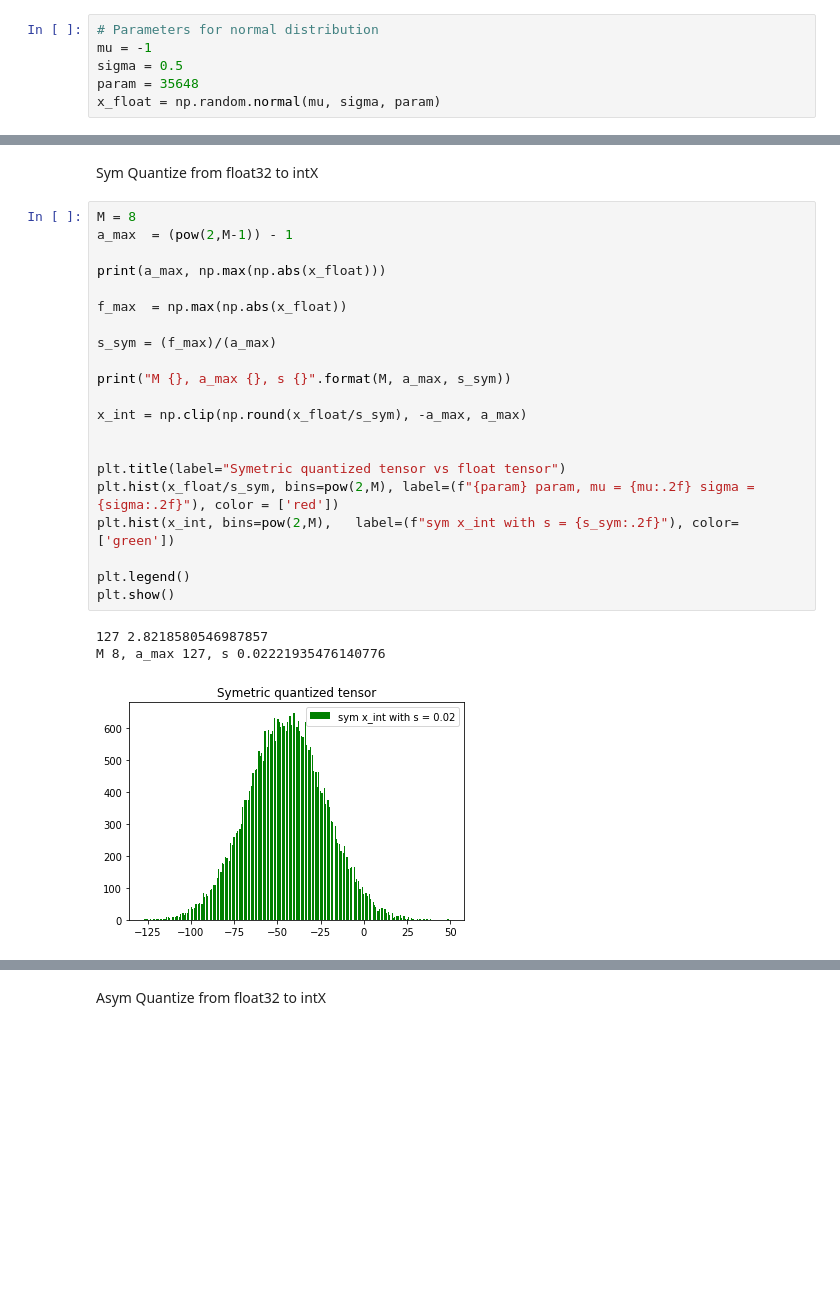
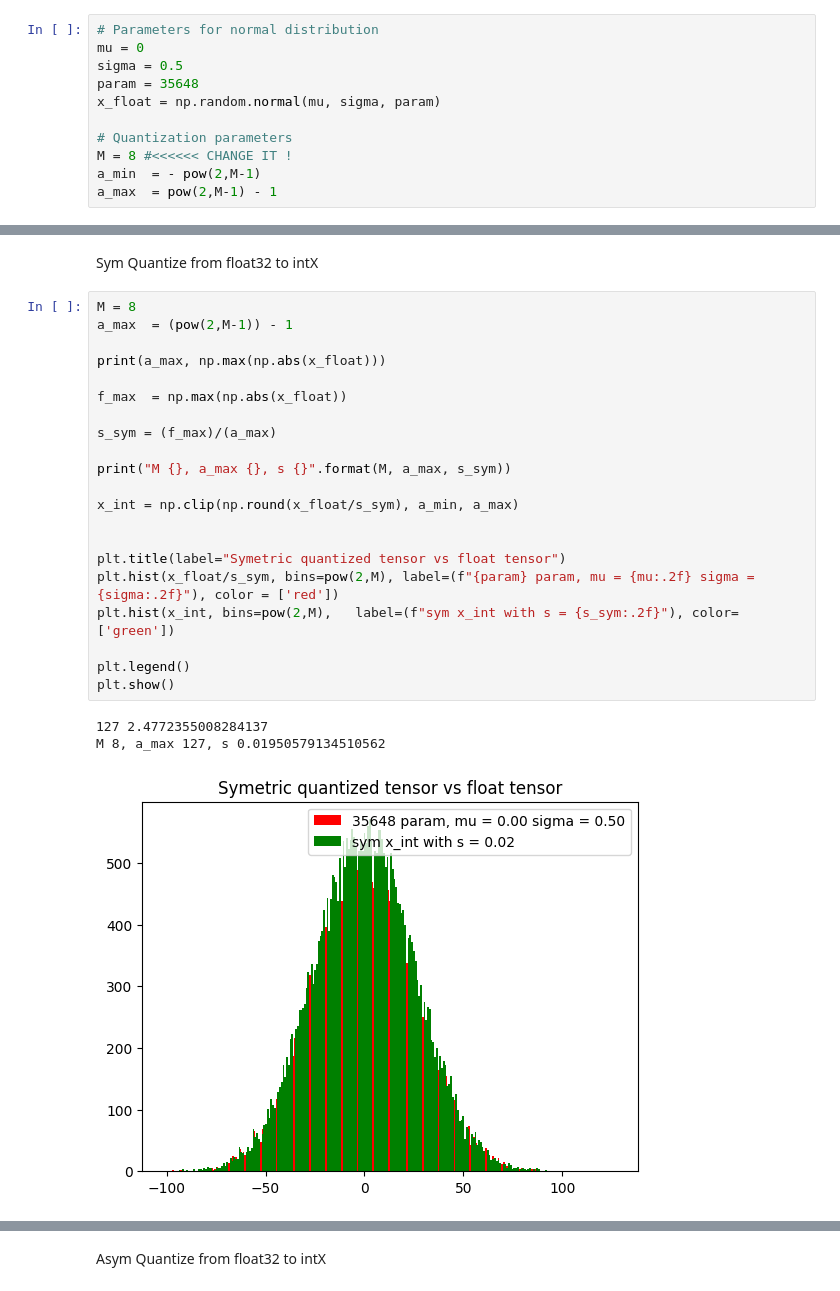
Before and after one commit to ThomasLOUIS1/The_Basics_of_NN_Quantization, a Jupyter notebook: Quant_scheme_notebook.ipynb, the cells around one changed output, grey strips where cells are left out. Drawn from its saved outputs; the diff is of its cells as text; blank space fills up the shorter version.

```diff
--- a/Quant_scheme_notebook.ipynb
+++ b/Quant_scheme_notebook.ipynb
@@ -7,10 +7,15 @@ from matplotlib.ticker import StrMethodFormatter
 from matplotlib.ticker import PercentFormatter
 # %%
 # Parameters for normal distribution
-mu = -1
+mu = 0
 sigma = 0.5
 param = 35648
 x_float = np.random.normal(mu, sigma, param)
+
+# Quantization parameters
+M = 8 #<<<<<< CHANGE IT !
+a_min  = - pow(2,M-1)
+a_max  = pow(2,M-1) - 1
 # %%
 mu = np.mean(x_float)
 sigma = np.std(x_float)
@@ -36,25 +67,25 @@ Sym Quantize from float32 to intX
 # %%
 M = 8
 a_max  = (pow(2,M-1)) - 1
 
 print(a_max, np.max(np.abs(x_float)))
 
 f_max  = np.max(np.abs(x_float))
 
 s_sym = (f_max)/(a_max)
 
 print("M {}, a_max {}, s {}".format(M, a_max, s_sym))
 
-x_int = np.clip(np.round(x_float/s_sym), -a_max, a_max)
+x_int = np.clip(np.round(x_float/s_sym), a_min, a_max)
 
 
 plt.title(label="Symetric quantized tensor vs float tensor")
 plt.hist(x_float/s_sym, bins=pow(2,M), label=(f"{param} param, mu = {mu:.2f} sigma = {sigma:.2f}"), color = ['red'])
 plt.hist(x_int, bins=pow(2,M),   label=(f"sym x_int with s = {s_sym:.2f}"), color= ['green'])
 
 plt.legend()
 plt.show()
 # %% [output]
-127 2.8218580546987857
-M 8, a_max 127, s 0.02221935476140776
+127 2.4772355008284137
+M 8, a_max 127, s 0.01950579134510562
-[figure, old version]
+[figure, new version]
```
Also changed, not shown: parts of 14 cells of this notebook.
